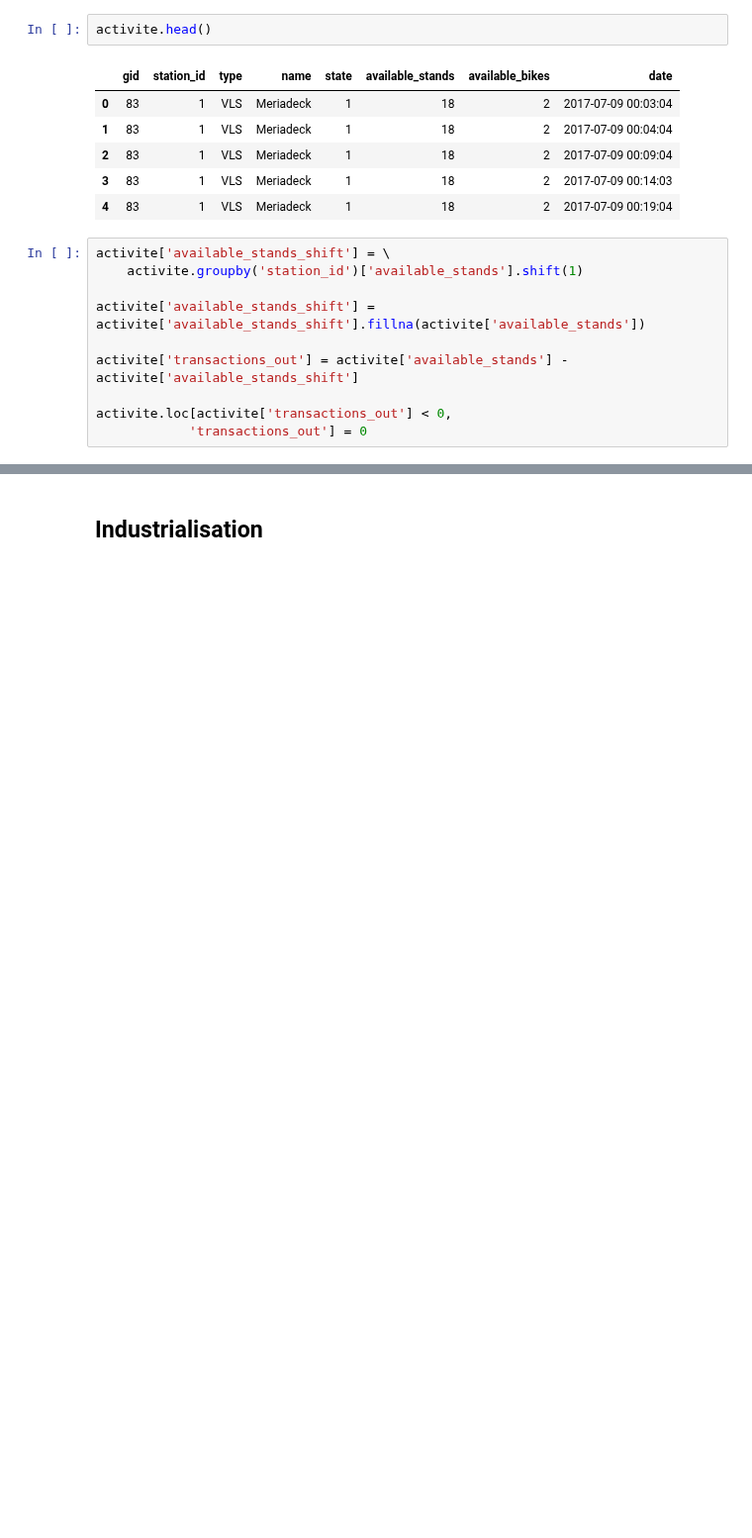
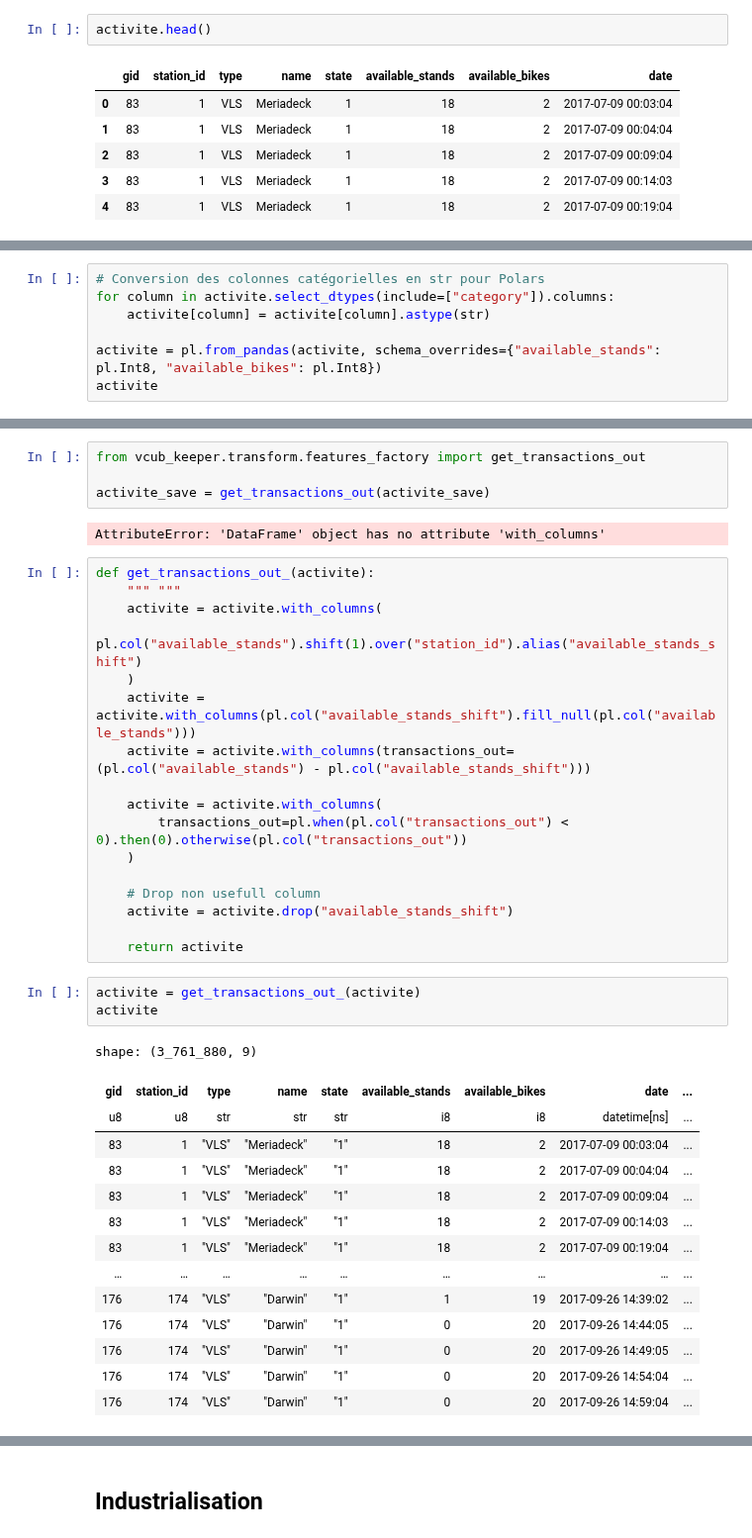
Before and after one commit to armgilles/vcub_keeper, a Jupyter notebook: notebooks/02_Features/01_transaction_out #3.ipynb, the cells around one changed output, grey strips where cells are left out. Shown at 99% size. Cells and saved outputs as stored; diff of their text form; blank space fills up the shorter version.

```diff
--- a/notebooks/02_Features/01_transaction_out #3.ipynb
+++ b/notebooks/02_Features/01_transaction_out #3.ipynb
@@ -35,13 +38,3 @@ activite.head()
 | 2 | 83 | 1 | VLS | Meriadeck | 1 | 18 | 2 | 2017-07-09 00:09:04 |
 | 3 | 83 | 1 | VLS | Meriadeck | 1 | 18 | 2 | 2017-07-09 00:14:03 |
 | 4 | 83 | 1 | VLS | Meriadeck | 1 | 18 | 2 | 2017-07-09 00:19:04 |
-# %%
-activite['available_stands_shift'] = \
-    activite.groupby('station_id')['available_stands'].shift(1)
-
-activite['available_stands_shift'] = activite['available_stands_shift'].fillna(activite['available_stands'])
-
-activite['transactions_out'] = activite['available_stands'] - activite['available_stands_shift']
-
-activite.loc[activite['transactions_out'] < 0,
-            'transactions_out'] = 0
@@ -61,0 +53,7 @@ activite[19655:19665]
+# %%
+# Conversion des colonnes catégorielles en str pour Polars
+for column in activite.select_dtypes(include=["category"]).columns:
+    activite[column] = activite[column].astype(str)
+
+activite = pl.from_pandas(activite, schema_overrides={"available_stands": pl.Int8, "available_bikes": pl.Int8})
+activite
@@ -61,0 +86,41 @@ activite[19655:19665]
+# %%
+from vcub_keeper.transform.features_factory import get_transactions_out
+
+activite_save = get_transactions_out(activite_save)
+# %% [output]
+AttributeError: 'DataFrame' object has no attribute 'with_columns'
+# %%
+def get_transactions_out_(activite):
+    """ """
+    activite = activite.with_columns(
+        pl.col("available_stands").shift(1).over("station_id").alias("available_stands_shift")
+    )
+    activite = activite.with_columns(pl.col("available_stands_shift").fill_null(pl.col("available_stands")))
+    activite = activite.with_columns(transactions_out=(pl.col("available_stands") - pl.col("available_stands_shift")))
+
+    activite = activite.with_columns(
+        transactions_out=pl.when(pl.col("transactions_out") < 0).then(0).otherwise(pl.col("transactions_out"))
+    )
+
+    # Drop non usefull column
+    activite = activite.drop("available_stands_shift")
+
+    return activite
+# %%
+activite = get_transactions_out_(activite)
+activite
+# %% [output]
+shape: (3_761_880, 9)
+| gid | station_id | type | name | state | available_stands | available_bikes | date | ... |
+| u8 | u8 | str | str | str | i8 | i8 | datetime[ns] | ... |
+| 83 | 1 | "VLS" | "Meriadeck" | "1" | 18 | 2 | 2017-07-09 00:03:04 | ... |
+| 83 | 1 | "VLS" | "Meriadeck" | "1" | 18 | 2 | 2017-07-09 00:04:04 | ... |
+| 83 | 1 | "VLS" | "Meriadeck" | "1" | 18 | 2 | 2017-07-09 00:09:04 | ... |
+| 83 | 1 | "VLS" | "Meriadeck" | "1" | 18 | 2 | 2017-07-09 00:14:03 | ... |
+| 83 | 1 | "VLS" | "Meriadeck" | "1" | 18 | 2 | 2017-07-09 00:19:04 | ... |
+| … | … | … | … | … | … | … | … | ... |
+| 176 | 174 | "VLS" | "Darwin" | "1" | 1 | 19 | 2017-09-26 14:39:02 | ... |
+| 176 | 174 | "VLS" | "Darwin" | "1" | 0 | 20 | 2017-09-26 14:44:05 | ... |
+| 176 | 174 | "VLS" | "Darwin" | "1" | 0 | 20 | 2017-09-26 14:49:05 | ... |
+| 176 | 174 | "VLS" | "Darwin" | "1" | 0 | 20 | 2017-09-26 14:54:04 | ... |
+| 176 | 174 | "VLS" | "Darwin" | "1" | 0 | 20 | 2017-09-26 14:59:04 | ... |
```
Also changed, not shown: parts of 26 cells of this notebook, 4 other files.
